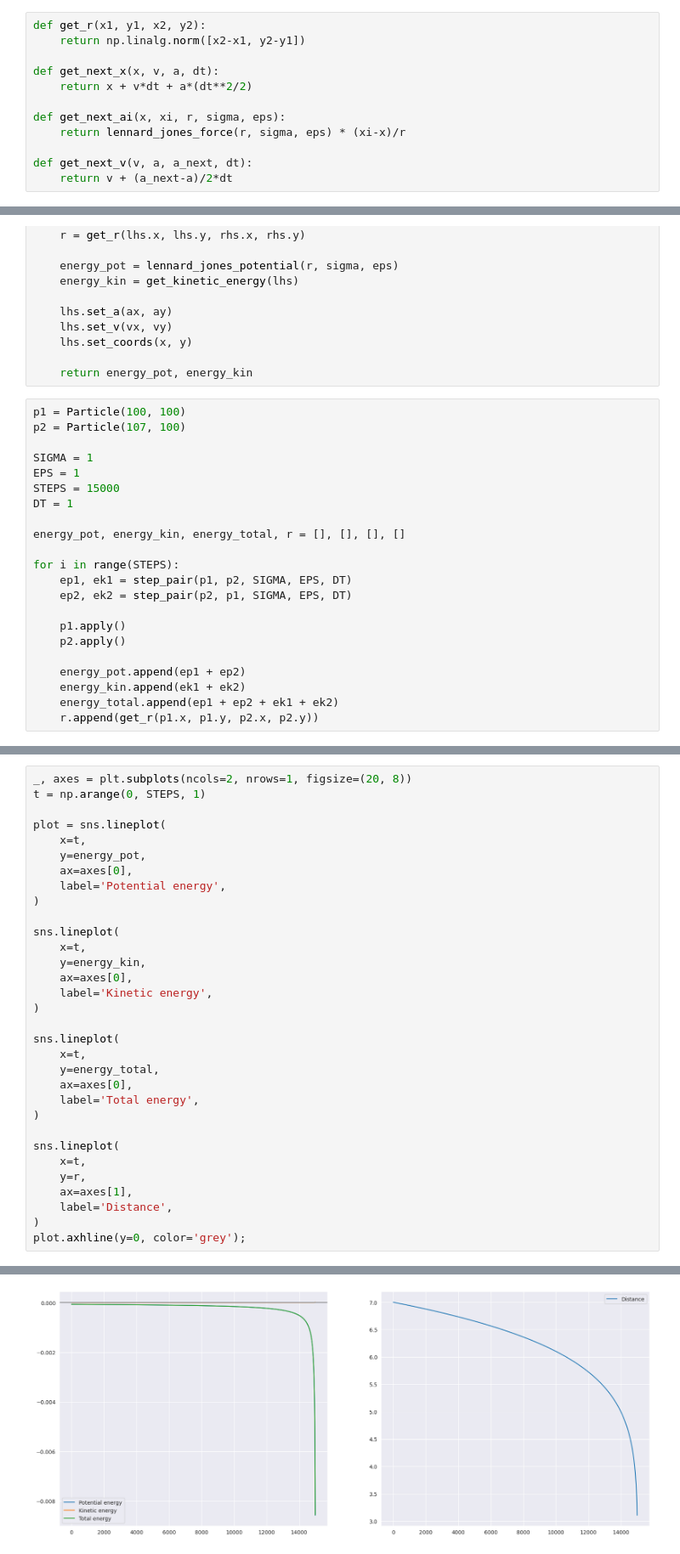
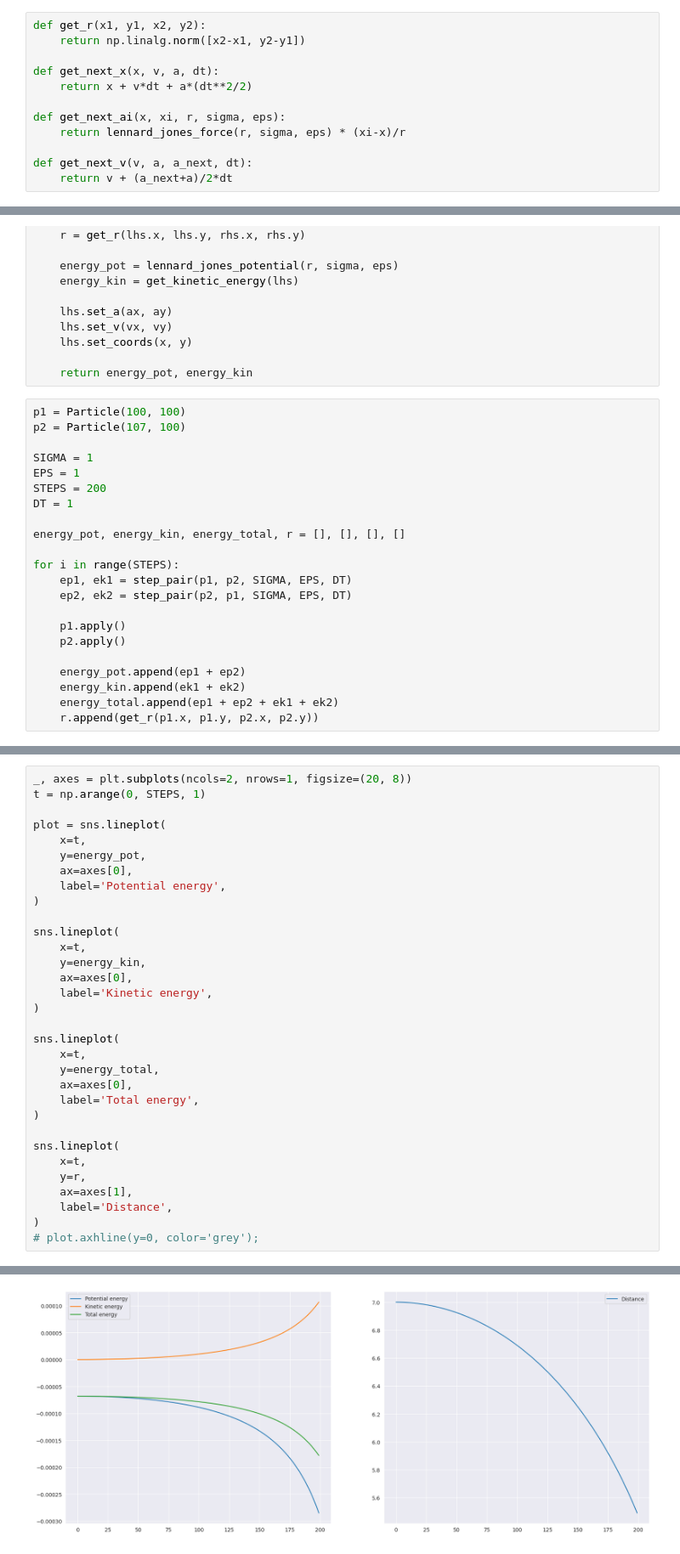
Before and after one commit to Smoren/molecular-python3, a Jupyter notebook: research/lj_сoords2.ipynb, the cells around one changed output, grey strips where cells are left out. Shown at 85% size. Drawn from its saved outputs; the diff is of its cells as text.

```diff
--- a/research/lj_сoords2.ipynb
+++ b/research/lj_сoords2.ipynb
@@ -19,7 +19,7 @@ def get_next_ai(x, xi, r, sigma, eps):
     return lennard_jones_force(r, sigma, eps) * (xi-x)/r
 
 def get_next_v(v, a, a_next, dt):
-    return v + (a_next-a)/2*dt
+    return v + (a_next+a)/2*dt
 # %%
 def get_next_x_2d(x, y, vx, vy, ax, ay, dt):
     return get_next_x(x, vx, ax, dt), get_next_x(y, vy, ay, dt)
@@ -104,7 +104,7 @@ p2 = Particle(107, 100)
 
 SIGMA = 1
 EPS = 1
-STEPS = 15000
+STEPS = 200
 DT = 1
 
 energy_pot, energy_kin, energy_total, r = [], [], [], []
@@ -157,5 +157,5 @@ sns.lineplot(
     ax=axes[1],
     label='Distance',
 )
-plot.axhline(y=0, color='grey');
+# plot.axhline(y=0, color='grey');
 # %% [output]
@@ -162 +163 @@ plot.axhline(y=0, color='grey');
-[figure, old version]
+[figure, new version]
```
Also changed, not shown: parts of 3 cells of this notebook, 2 other files.
